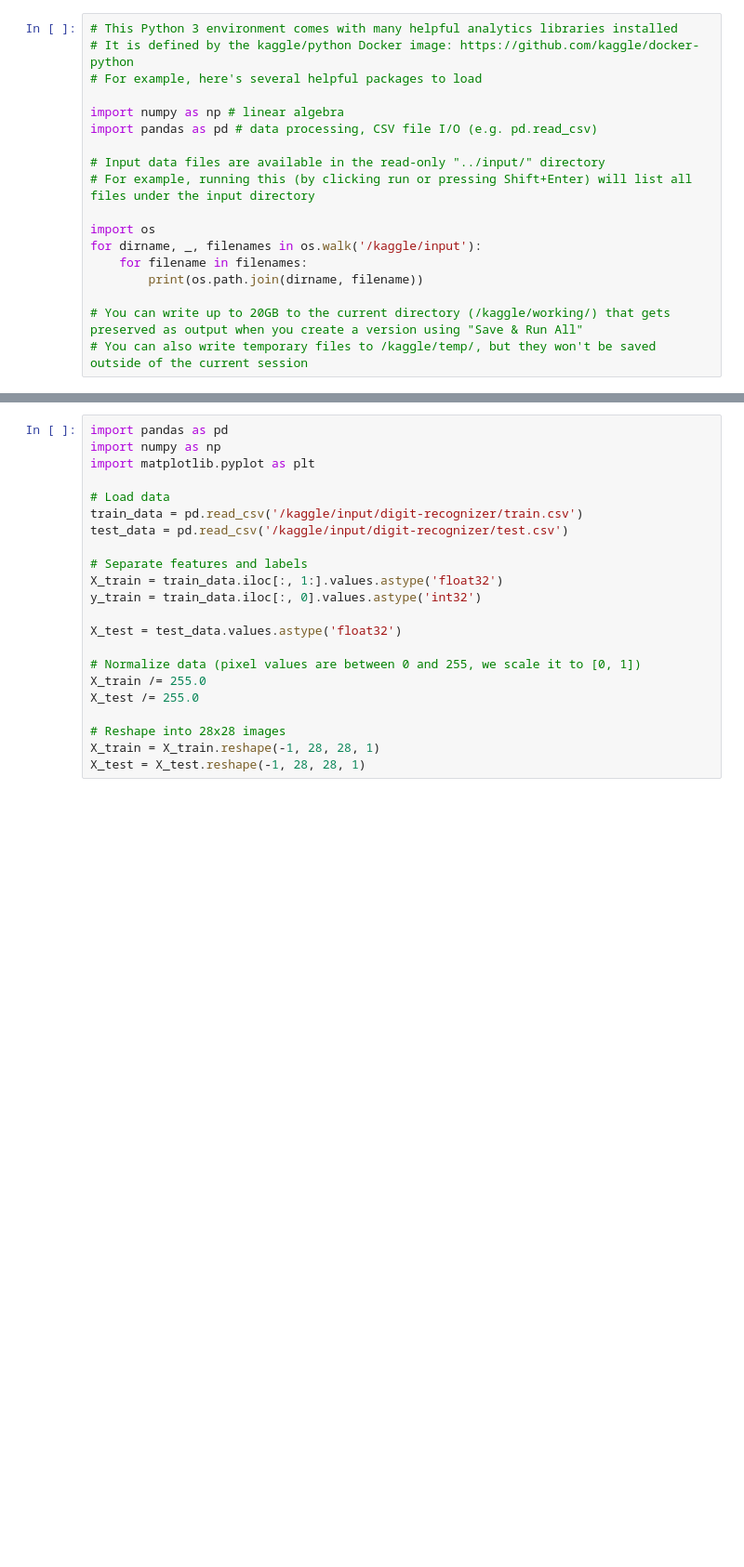
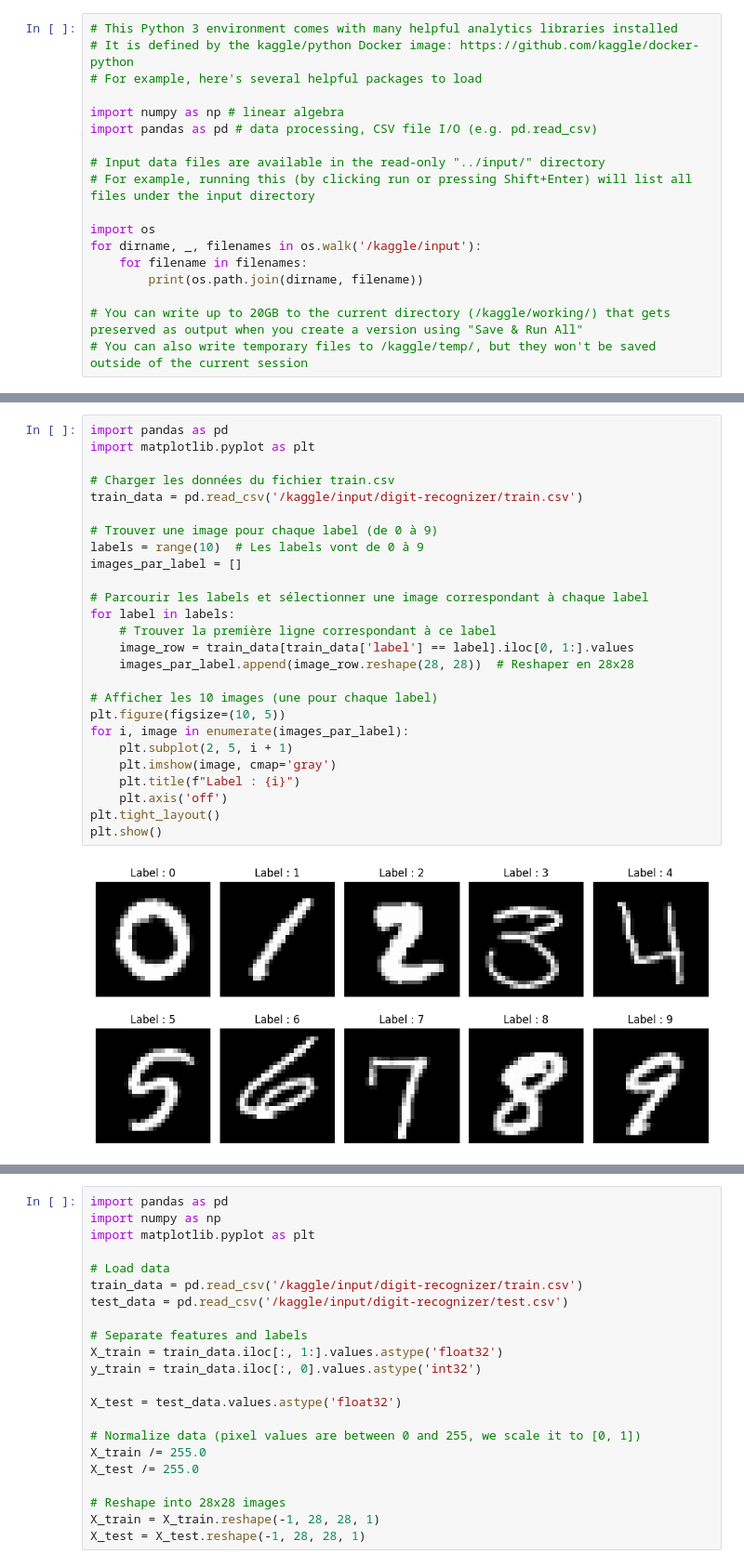
Before and after one commit to Asmojane/code-n-create, a Jupyter notebook: challenge_kaggle/digit-recognizer.ipynb, the cells around one changed output, grey strips where cells are left out. Shown at 93% size. Saved outputs shown, nothing was run; the diff lists cells and outputs as text; blank space fills up the shorter version.

```diff
--- a/challenge_kaggle/digit-recognizer.ipynb
+++ b/challenge_kaggle/digit-recognizer.ipynb
@@ -18,0 +47,28 @@ for dirname, _, filenames in os.walk('/kaggle/input'):
+# %%
+import pandas as pd
+import matplotlib.pyplot as plt
+
+# Charger les données du fichier train.csv
+train_data = pd.read_csv('/kaggle/input/digit-recognizer/train.csv')
+
+# Trouver une image pour chaque label (de 0 à 9)
+labels = range(10)  # Les labels vont de 0 à 9
+images_par_label = []
+
+# Parcourir les labels et sélectionner une image correspondant à chaque label
+for label in labels:
+    # Trouver la première ligne correspondant à ce label
+    image_row = train_data[train_data['label'] == label].iloc[0, 1:].values
+    images_par_label.append(image_row.reshape(28, 28))  # Reshaper en 28x28
+
+# Afficher les 10 images (une pour chaque label)
+plt.figure(figsize=(10, 5))
+for i, image in enumerate(images_par_label):
+    plt.subplot(2, 5, i + 1)
+    plt.imshow(image, cmap='gray')
+    plt.title(f"Label : {i}")
+    plt.axis('off')
+plt.tight_layout()
+plt.show()
+# %% [output]
+[figure, added]
```
Also changed, not shown: parts of 3 cells of this notebook.
